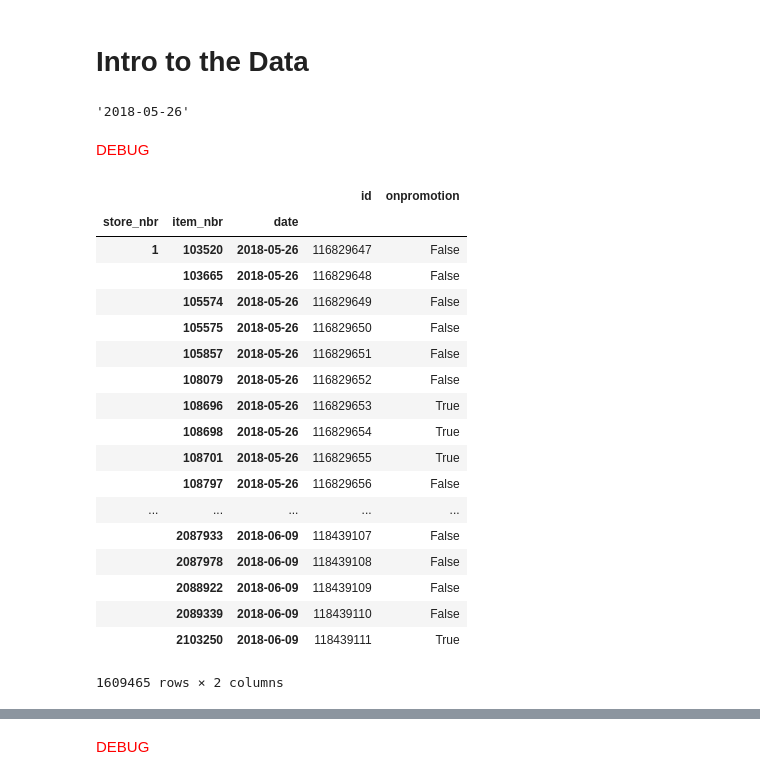
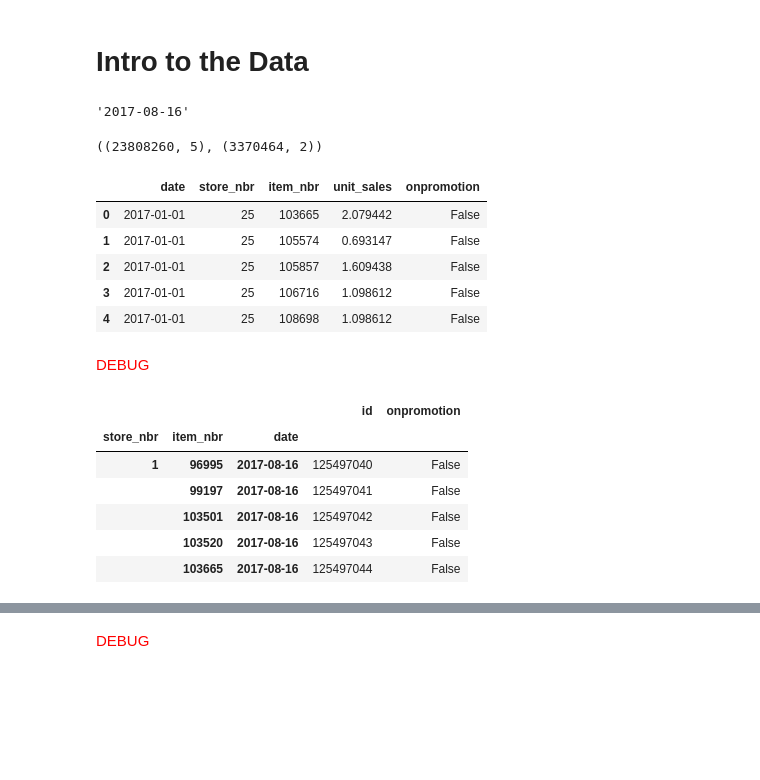
Before and after one commit to budgefeeney/OttomanDiviner, a Jupyter notebook: notebooks/Basic Solution.ipynb, the cells around one changed output, grey strips where cells are left out. Drawn from its saved outputs; the diff is of its cells as text; code cells hidden in the pictures; blank space fills up the shorter version.

```diff
--- a/notebooks/Basic Solution.ipynb
+++ b/notebooks/Basic Solution.ipynb
@@ -14,10 +14,10 @@ ItemsPath    = DataSetPath + "items.csv.gz"
 OilPricePath = DataSetPath + "oil.csv.gz"
 HolidaysPath = DataSetPath + "holidays_events.csv.gz"
 Transactions = DataSetPath + "transactions.csv.gz"
-# TrainData    = DataSetPath + "train-2017.csv.gz"
-# TestData     = DataSetPath + "test.csv.gz"
-TrainData    = DataSetPath + "train-2018.csv.gz"
-TestData     = DataSetPath + "query-2018.csv"
+TrainData    = DataSetPath + "train-2017.csv.gz"
+TestData     = DataSetPath + "test.csv.gz"
+# TrainData    = DataSetPath + "train-2018.csv.gz"
+# TestData     = DataSetPath + "query-2018.csv"
 
 FutureDaysToCalculate=16
 WeeksOfHistoryForFeature=8
@@ -55,34 +55,35 @@ query_start_date = str(cumul_sales_query.iloc[0,1]).split(" ")[0]
 # %%
 query_start_date
 # %% [output]
-'2018-05-26'
+'2017-08-16'
 # %%
 cumul_sales_query = cumul_sales_query.set_index(
     ['store_nbr', 'item_nbr', 'date']
 )
+# %%
+cumul_sales.shape, cumul_sales_query.shape
+# %% [output]
+((23808260, 5), (3370464, 2))
+# %%
+cumul_sales.head()
+# %% [output]
+|  | date | store_nbr | item_nbr | unit_sales | onpromotion |
+| 0 | 2017-01-01 | 25 | 103665 | 2.079442 | False |
+| 1 | 2017-01-01 | 25 | 105574 | 0.693147 | False |
+| 2 | 2017-01-01 | 25 | 105857 | 1.609438 | False |
+| 3 | 2017-01-01 | 25 | 106716 | 1.098612 | False |
+| 4 | 2017-01-01 | 25 | 108698 | 1.098612 | False |
 # %% [markdown]
 <font color="red">DEBUG</font>
 # %%
-cumul_sales_query
+cumul_sales_query.head()
 # %% [output]
 |  |  |  | id | onpromotion |
 | store_nbr | item_nbr | date |  |  |
-| 1 | 103520 | 2018-05-26 | 116829647 | False |
-|  | 103665 | 2018-05-26 | 116829648 | False |
-|  | 105574 | 2018-05-26 | 116829649 | False |
-|  | 105575 | 2018-05-26 | 116829650 | False |
-|  | 105857 | 2018-05-26 | 116829651 | False |
-|  | 108079 | 2018-05-26 | 116829652 | False |
-|  | 108696 | 2018-05-26 | 116829653 | True |
-|  | 108698 | 2018-05-26 | 116829654 | True |
-|  | 108701 | 2018-05-26 | 116829655 | True |
-|  | 108797 | 2018-05-26 | 116829656 | False |
-| ... | ... | ... | ... | ... |
-|  | 2087933 | 2018-06-09 | 118439107 | False |
-|  | 2087978 | 2018-06-09 | 118439108 | False |
-|  | 2088922 | 2018-06-09 | 118439109 | False |
-|  | 2089339 | 2018-06-09 | 118439110 | False |
-|  | 2103250 | 2018-06-09 | 118439111 | True |
+| 1 | 96995 | 2017-08-16 | 125497040 | False |
+|  | 99197 | 2017-08-16 | 125497041 | False |
+|  | 103501 | 2017-08-16 | 125497042 | False |
+|  | 103520 | 2017-08-16 | 125497043 | False |
+|  | 103665 | 2017-08-16 | 125497044 | False |
-1609465 rows × 2 columns
 # %%
 promo_variables_test = cumul_sales_query[["onpromotion"]].unstack(level=-1).fillna(False)
```
Also changed, not shown: parts of 29 cells of this notebook.
